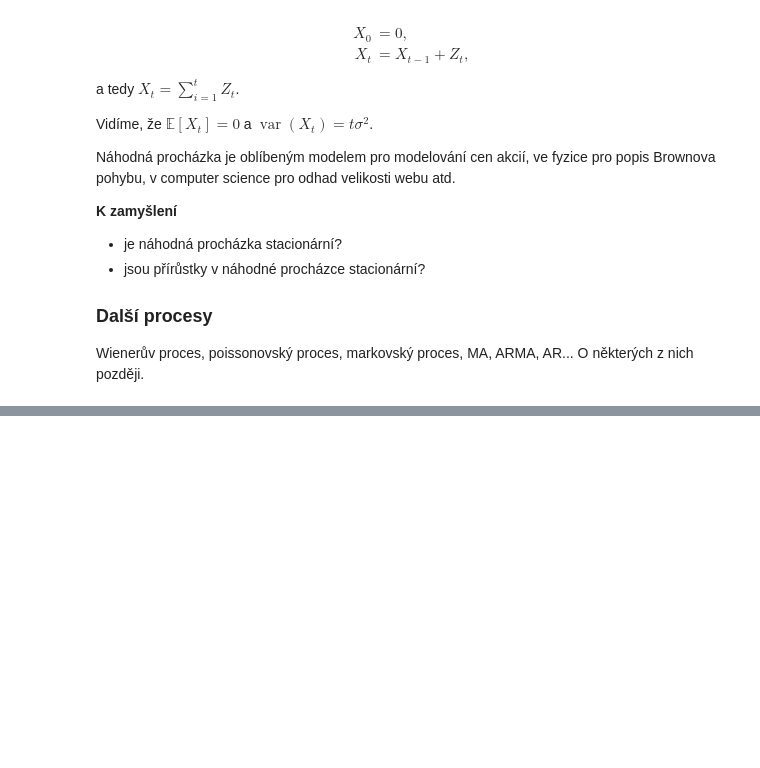
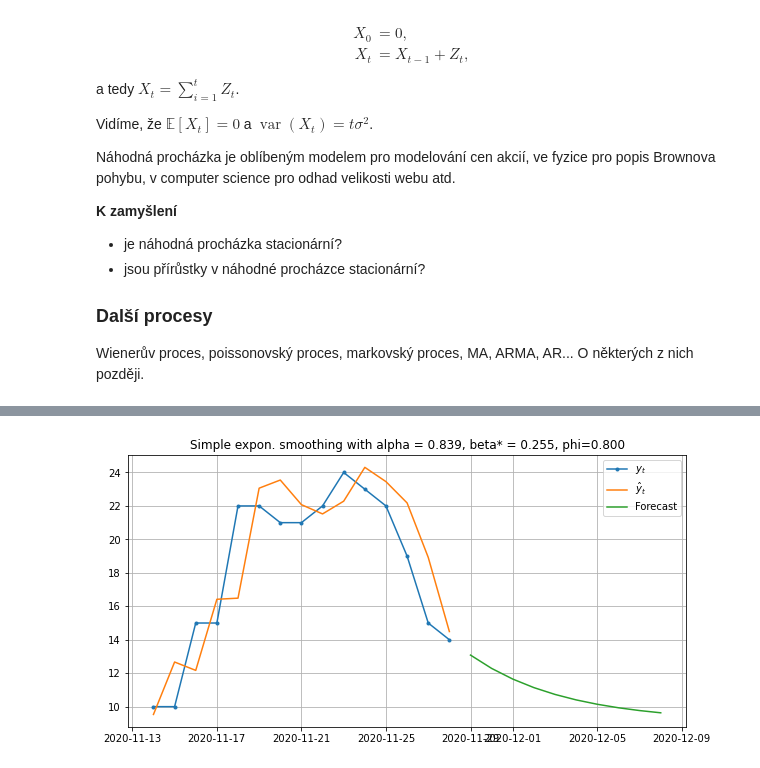
Before and after one commit to kamil-dedecius/mi-scr, a Jupyter notebook: prednasky/1.ipynb, the cells around one changed output, grey strips where cells are left out. Drawn from its saved outputs; the diff is of its cells as text; code cells hidden in the pictures; blank space fills up the shorter version.

```diff
--- a/prednasky/1.ipynb
+++ b/prednasky/1.ipynb
@@ -624,0 +370,17 @@ Na problematiku markovských řetězců (nebo dokonce obecně procesů) by mohl
+# %%
+method = smt.ExponentialSmoothing(data, initialization_method="estimated",
+                                  trend='add', damped_trend=True, seasonal=None)
+fit = method.fit()
+fcast = fit.forecast(10)
+
+plt.figure(figsize=(10, 5))
+plt.title(rf"Simple expon. smoothing with alpha = {fit.model.params['smoothing_level']:.3f}, "
+         + fr"beta* = {fit.model.params['smoothing_trend']:.3f}, "
+         + fr"phi={fit.model.params['damping_trend']:.3f}")
+plt.plot(data, marker='.', label=r'$y_t$')
+plt.plot(fit.fittedvalues, label=r'$\hat{y}_t$')
+plt.plot(fcast, label='Forecast')
+plt.legend()
+plt.show()
+# %% [output]
+[figure, added]
```
Also changed, not shown: parts of 35 cells of this notebook.
